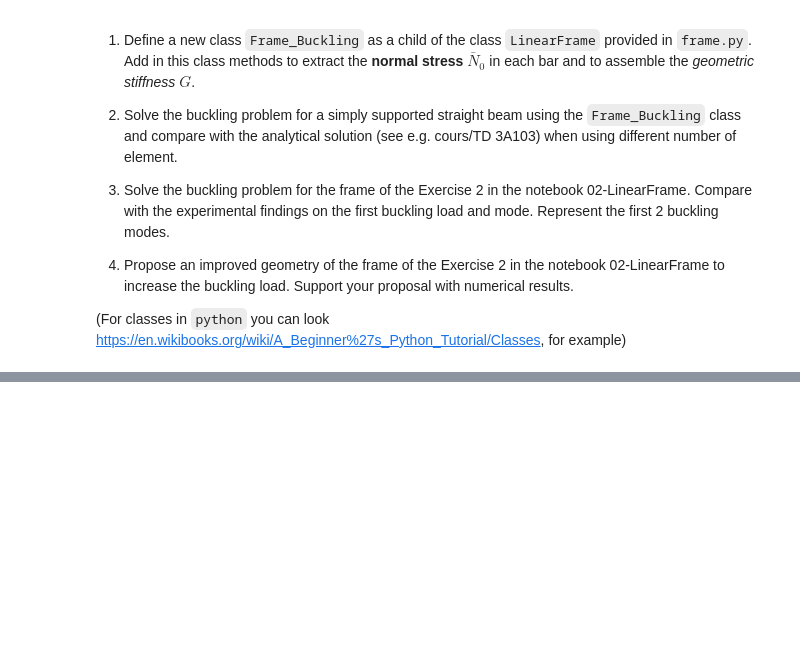
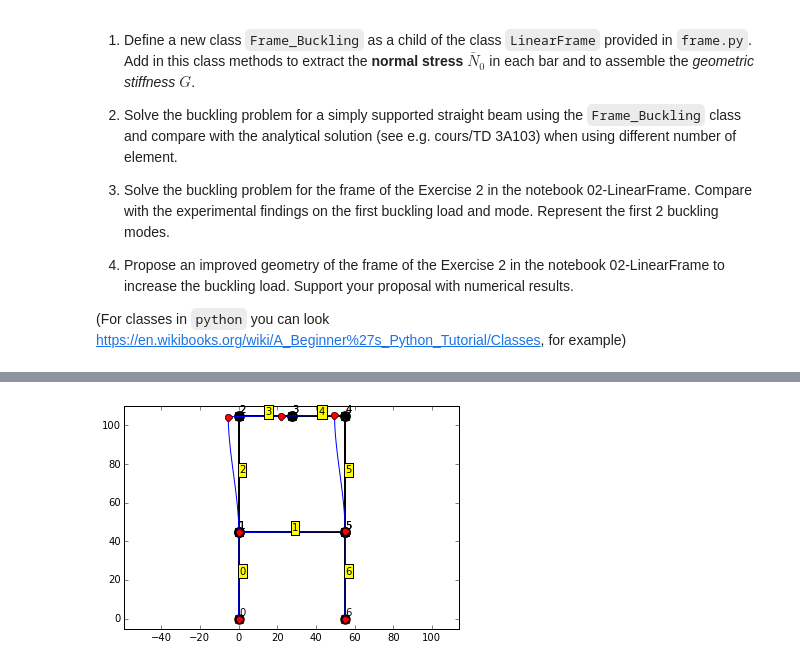
Before and after one commit to qgoisnard/Exercice-update, a Jupyter notebook: 04ex-Buckling.ipynb, the cells around one changed output, grey strips where cells are left out. Saved outputs shown, nothing was run; the diff lists cells and outputs as text; code cells hidden in the pictures; blank space fills up the shorter version.

```diff
--- a/04ex-Buckling.ipynb
+++ b/04ex-Buckling.ipynb
@@ -117,6 +222,8 @@ ne = frame.nelements
 ndof = frame.ndof
 EI = np.ones(ne)*E*I
 ES = np.ones(ne)*E*S
+EI[1]=100*E*I;EI[3]=100*E*I;EI[4]=100*E*I
+ES[1]=100*E*S;ES[3]=100*E*S;ES[4]=100*E*S
 f_x = 0*np.ones(7)
 f_y = 0*np.ones(7)
 frame.set_distributed_loads(f_x, f_y)
@@ -126,7 +233,8 @@ bc_values = np.array([0, 0, 0, 0, 0, 0])
 # %%
 K = frame.assemble_K()
 F=frame.assemble_F()
-F[10]=F[10]-m*g
+F[10]=F[10]-.5*EI[0]*np.pi**2/(Lyb+Lyh)**2
+F[10]=F[10]-1
 Kbc, Fbc = frame.bc_apply(K, F, blocked_dof, bc_values)
 Usol = np.linalg.solve(Kbc,Fbc)
 Usol
@@ -199,0 +256,6 @@ array([ -3.92316744e+03 +0.j,   2.42315360e+03 +0.j,   1.51870105e+03 +0.j,
+# %%
+Ks = sparse.csr_matrix(K)
+Gs = sparse.csr_matrix(G)
+val, vect = linalg.eigsh(Ks, 3, Gs, which = 'LA', sigma = 3.)
+print(val)
+print(vect[:,0])
@@ -199,0 +270,6 @@ array([ -3.92316744e+03 +0.j,   2.42315360e+03 +0.j,   1.51870105e+03 +0.j,
+# %%
+frame.set_displacement(1*vect[:,0])
+frame.plot_with_label()
+frame.plot_displaced()
+# %% [output]
+[figure, added]
```
Also changed, not shown: parts of 21 cells of this notebook, 1 other file.
